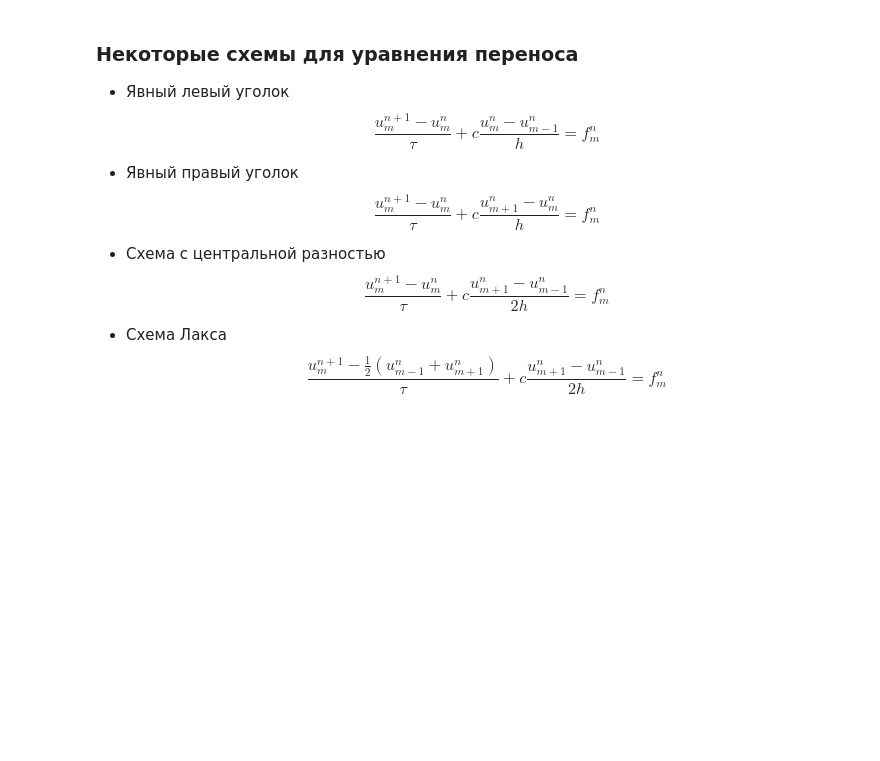
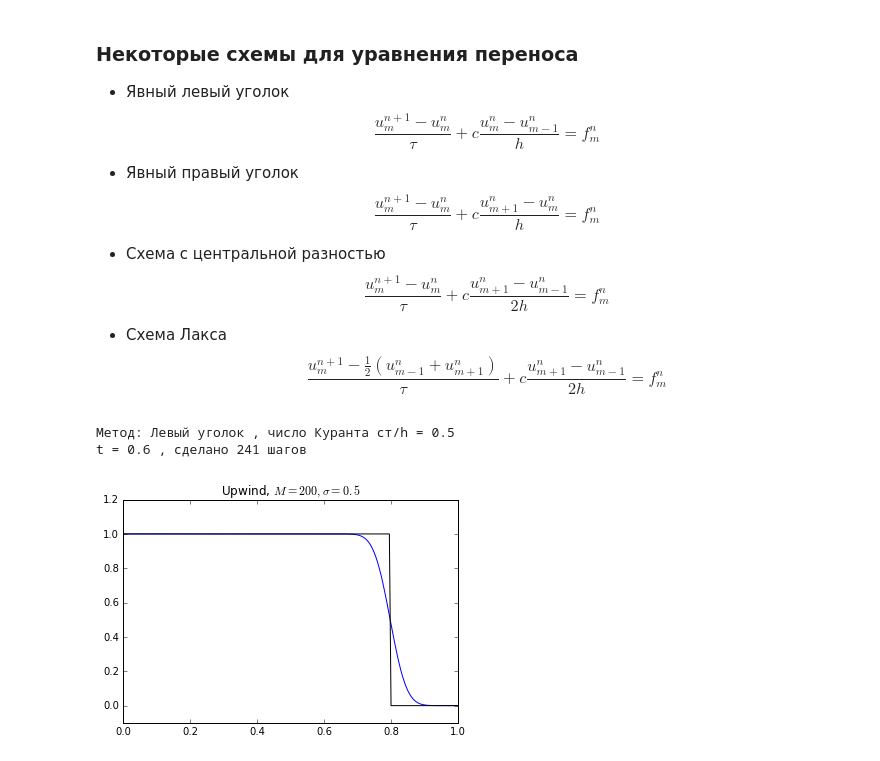
Before and after one commit to CompMathGroup/compmath-slides, a Jupyter notebook: jupyter-slides/12-Advection/Advection.ipynb, the cells around one changed output. Cells and saved outputs as stored; diff of their text form; code cells hidden in the pictures; blank space fills up the shorter version.

```diff
--- a/jupyter-slides/12-Advection/Advection.ipynb
+++ b/jupyter-slides/12-Advection/Advection.ipynb
@@ -118,3 +118,13 @@ def step(x): # Начальное условие - ступенька
 
 def g(t): # Левое граничное условие
     return 1.0
+# %%
+X, u = solve_advection(step, g, upwind, courant=0.5, verbose=True)
+plt.plot(X, u)
+plt.plot(X, step(X - 0.6), 'k', label='exact solution')
+plt.ylim(-0.1, 1.2)
+plt.title('Upwind, $M = 200, \sigma=0.5$'); plt.show()
+# %% [output]
+Метод: Левый уголок , число Куранта cт/h = 0.5
+t = 0.6 , сделано 241 шагов
+[figure, added]
```
Also changed, not shown: parts of 23 cells of this notebook.
